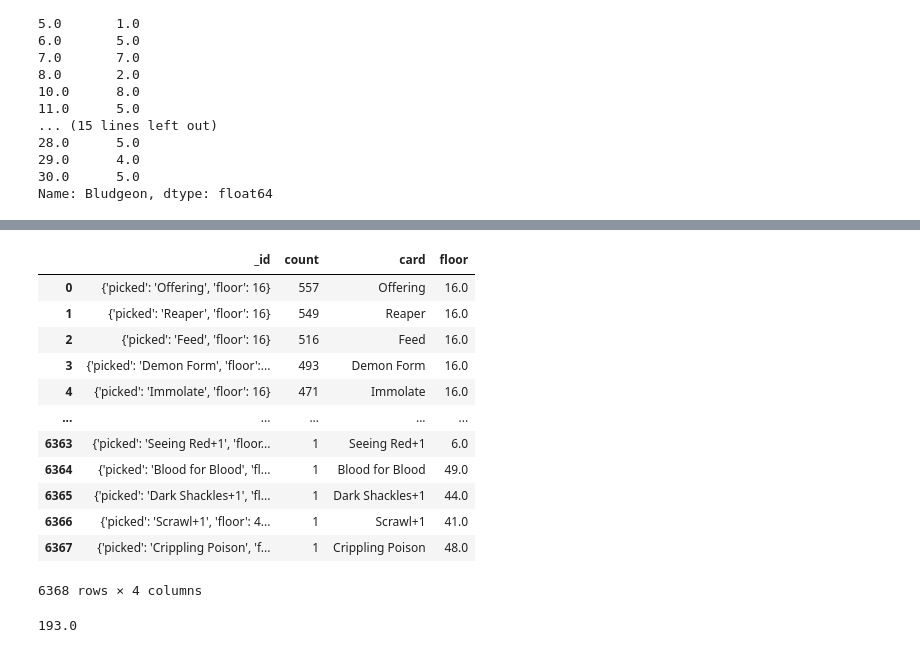
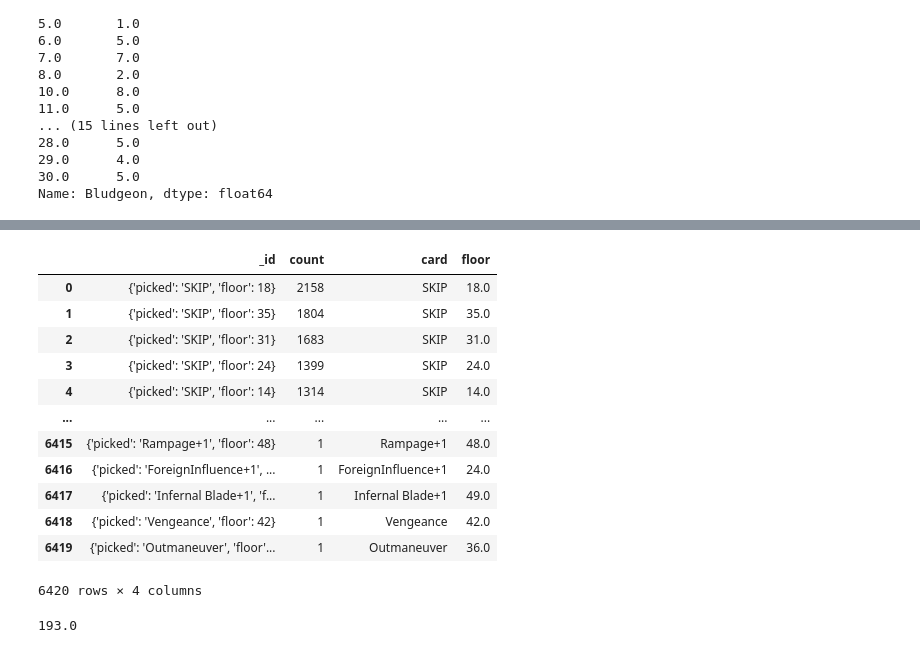
Before and after one commit to use/bluecandle, a Jupyter notebook: Untitled2.ipynb, the cells around one changed output, grey strips where cells are left out. Saved outputs shown, nothing was run; the diff lists cells and outputs as text; code cells hidden in the pictures.

Commit message:
Track SKIP pick rate

```diff
--- a/Untitled2.ipynb
+++ b/Untitled2.ipynb
@@ -171,6 +171,7 @@ floor
 30.0      5.0
 Name: Bludgeon, dtype: float64
 # %%
+%%time
 picks_agg = [
     {
         '$match': {
@@ -191,12 +192,12 @@ picks_agg = [
         '$unwind': {
             'path': '$event.card_choices'
         }
-    }, {
-        '$match': {
-            'event.card_choices.picked': {
-                '$ne': 'SKIP'
-            }
-        }
+    # }, {
+    #     '$match': {
+    #         'event.card_choices.picked': {
+    #             '$ne': 'SKIP'
+    #         }
+    #     }
     }, {
         '$group': {
             '_id': {
@@ -226,16 +229,16 @@ tmp
 |  | _id | count | card | floor |
-| 0 | {'picked': 'Offering', 'floor': 16} | 557 | Offering | 16.0 |
-| 1 | {'picked': 'Reaper', 'floor': 16} | 549 | Reaper | 16.0 |
-| 2 | {'picked': 'Feed', 'floor': 16} | 516 | Feed | 16.0 |
-| 3 | {'picked': 'Demon Form', 'floor':... | 493 | Demon Form | 16.0 |
-| 4 | {'picked': 'Immolate', 'floor': 16} | 471 | Immolate | 16.0 |
+| 0 | {'picked': 'SKIP', 'floor': 18} | 2158 | SKIP | 18.0 |
+| 1 | {'picked': 'SKIP', 'floor': 35} | 1804 | SKIP | 35.0 |
+| 2 | {'picked': 'SKIP', 'floor': 31} | 1683 | SKIP | 31.0 |
+| 3 | {'picked': 'SKIP', 'floor': 24} | 1399 | SKIP | 24.0 |
+| 4 | {'picked': 'SKIP', 'floor': 14} | 1314 | SKIP | 14.0 |
 | ... | ... | ... | ... | ... |
-| 6363 | {'picked': 'Seeing Red+1', 'floor... | 1 | Seeing Red+1 | 6.0 |
-| 6364 | {'picked': 'Blood for Blood', 'fl... | 1 | Blood for Blood | 49.0 |
-| 6365 | {'picked': 'Dark Shackles+1', 'fl... | 1 | Dark Shackles+1 | 44.0 |
-| 6366 | {'picked': 'Scrawl+1', 'floor': 4... | 1 | Scrawl+1 | 41.0 |
-| 6367 | {'picked': 'Crippling Poison', 'f... | 1 | Crippling Poison | 48.0 |
+| 6415 | {'picked': 'Rampage+1', 'floor': 48} | 1 | Rampage+1 | 48.0 |
+| 6416 | {'picked': 'ForeignInfluence+1', ... | 1 | ForeignInfluence+1 | 24.0 |
+| 6417 | {'picked': 'Infernal Blade+1', 'f... | 1 | Infernal Blade+1 | 49.0 |
+| 6418 | {'picked': 'Vengeance', 'floor': 42} | 1 | Vengeance | 42.0 |
+| 6419 | {'picked': 'Outmaneuver', 'floor'... | 1 | Outmaneuver | 36.0 |
-6368 rows × 4 columns
+6420 rows × 4 columns
 # %%
 picks_df = tmp.pivot(index='card', columns='floor')['count']
 picks_df.loc['Bludgeon'][16]
```
Also changed, not shown: parts of 11 cells of this notebook.
